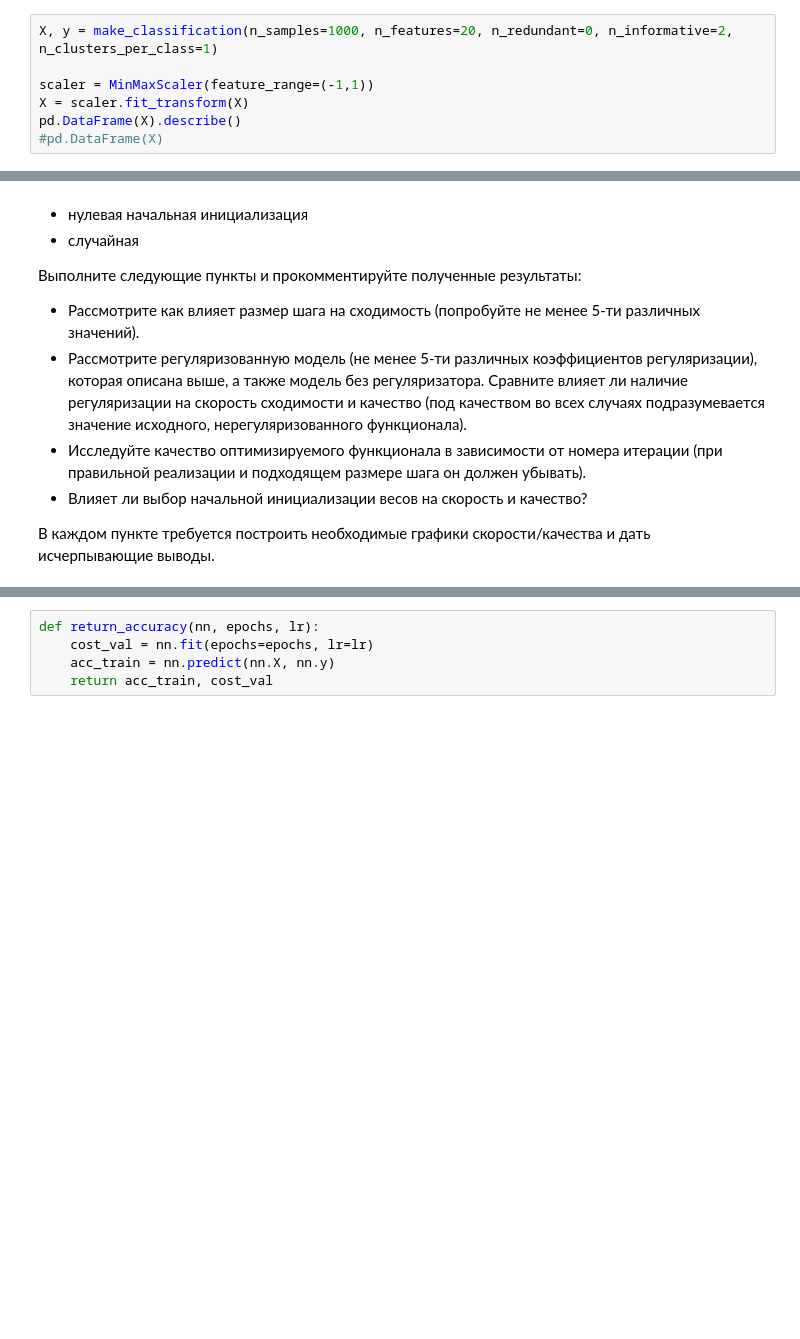
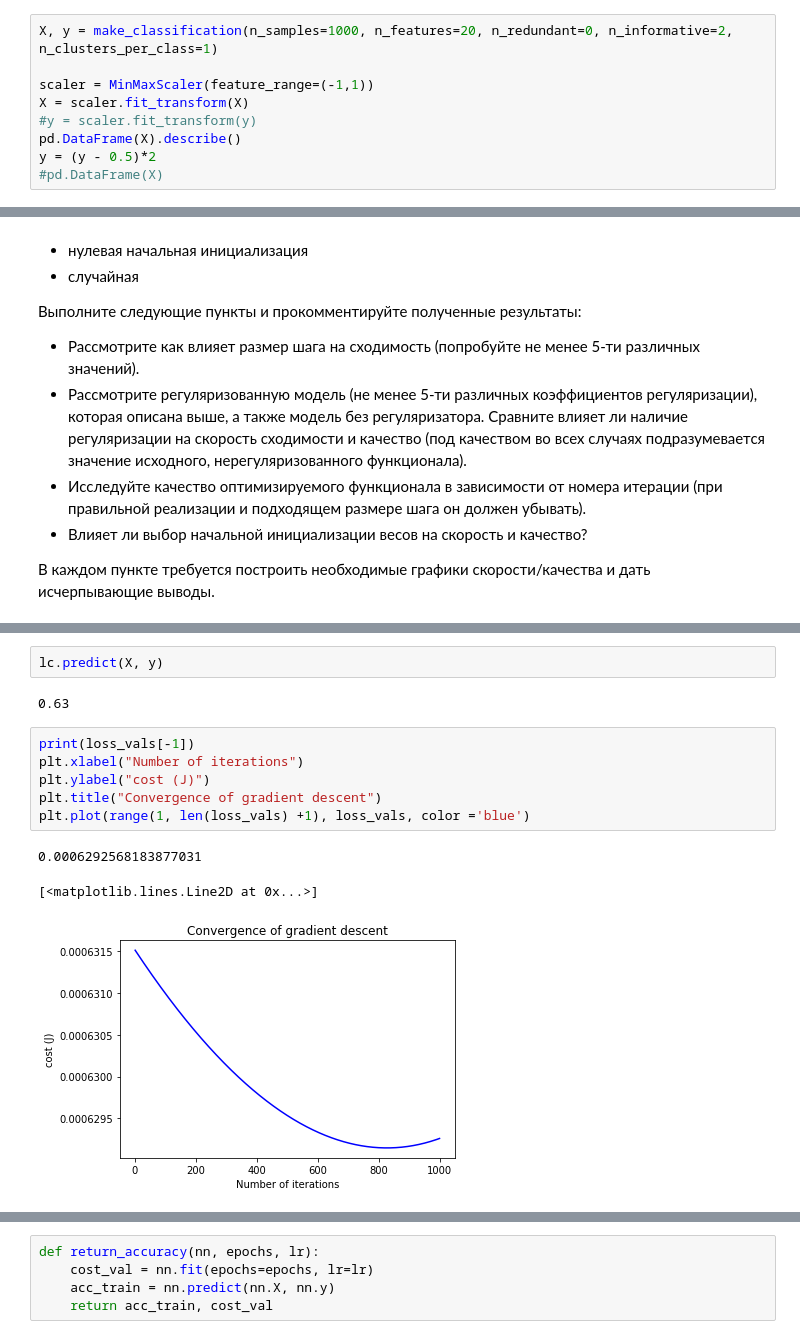
Before and after one commit to camaro1200/SVM, a Jupyter notebook: lab.03.ipynb, the cells around one changed output, grey strips where cells are left out. Cells and saved outputs as stored; diff of their text form; blank space fills up the shorter version.

```diff
--- a/lab.03.ipynb
+++ b/lab.03.ipynb
@@ -65,5 +65,7 @@ X, y = make_classification(n_samples=1000, n_features=20, n_redundant=0, n_infor
 
 scaler = MinMaxScaler(feature_range=(-1,1))
 X = scaler.fit_transform(X)
+#y = scaler.fit_transform(y)
 pd.DataFrame(X).describe()
+y = (y - 0.5)*2
 #pd.DataFrame(X)
@@ -98,3 +198,17 @@ pd.DataFrame(X).describe()
+# %%
+lc.predict(X, y)
+# %% [output]
+0.63
+# %%
+print(loss_vals[-1])
+plt.xlabel("Number of iterations")
+plt.ylabel("cost (J)")
+plt.title("Convergence of gradient descent")
+plt.plot(range(1, len(loss_vals) +1), loss_vals, color ='blue')
+# %% [output]
+0.0006292568183877031
+[<matplotlib.lines.Line2D at 0x...>]
+[figure, added]
 # %%
 def add_bias(X):
     X = pd.DataFrame(X)
```
Also changed, not shown: parts of 19 cells of this notebook.
